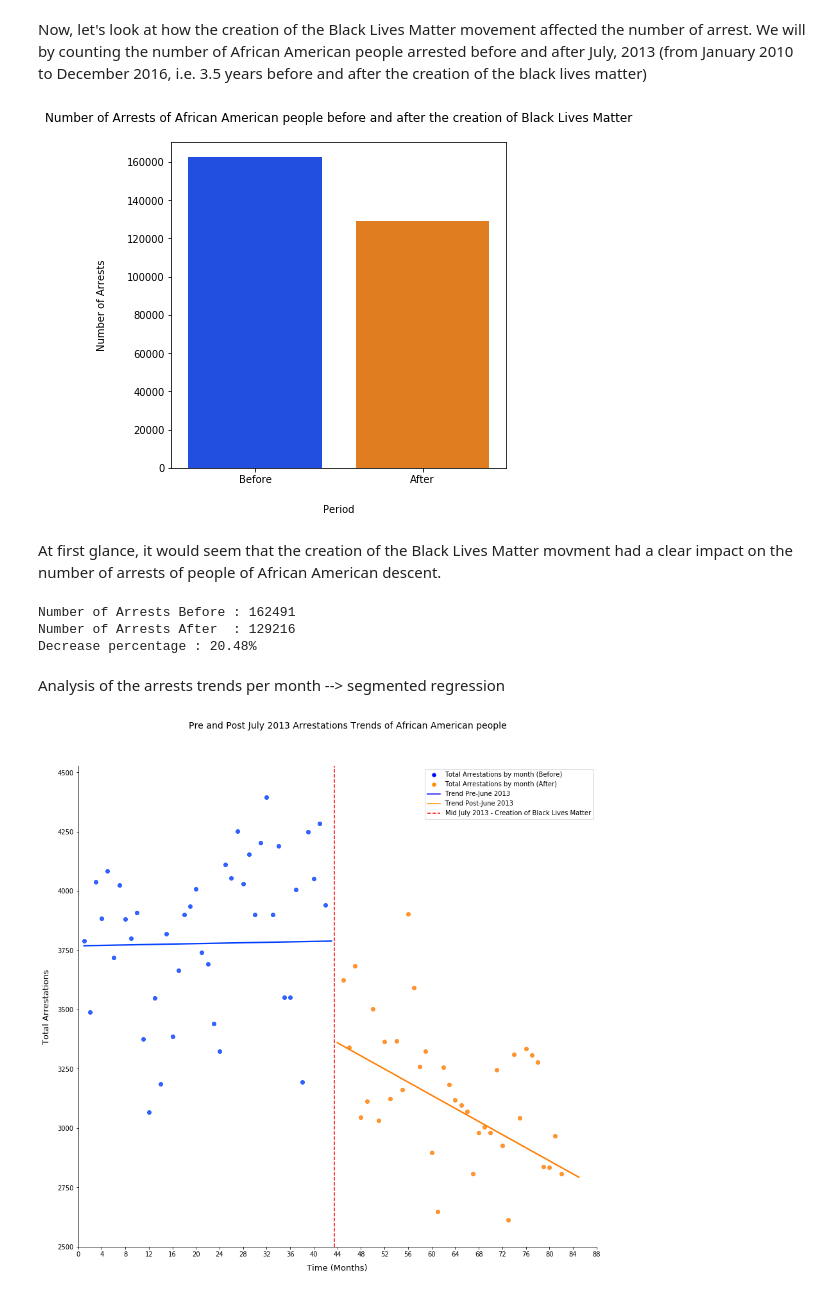
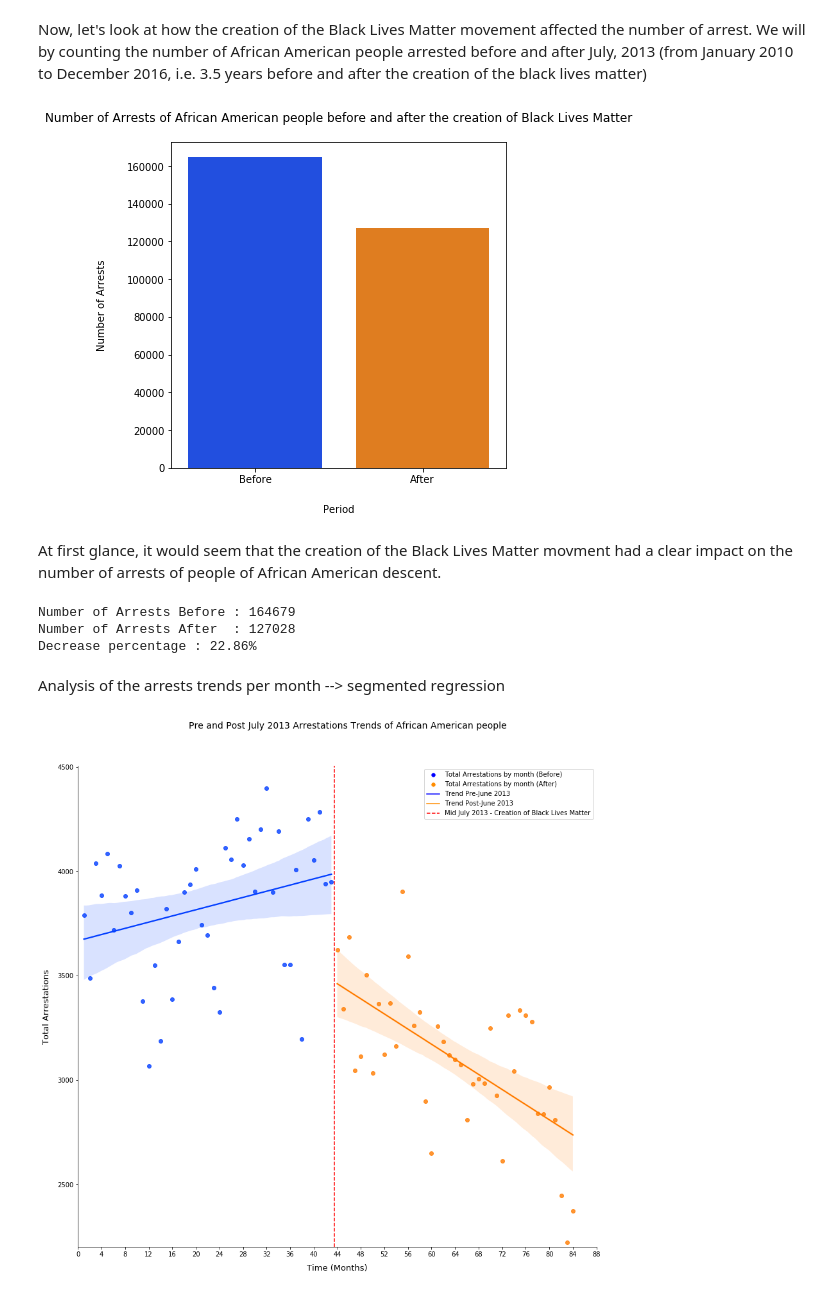
Before and after one commit to SkyRiS3s/ada-2020-project-milestone-p3-p3_msf, a Jupyter notebook: P4_msf.ipynb, the cells around one changed output. Drawn from its saved outputs; the diff is of its cells as text; code cells hidden in the pictures.

```diff
--- a/P4_msf.ipynb
+++ b/P4_msf.ipynb
@@ -115,9 +115,9 @@ We can already see that there is quite a decrepency in the number of arrests w.r
 Now, let's look at how the creation of the Black Lives Matter movement affected the number of arrest. We will by counting the number of African American people arrested before and after July, 2013 (from January 2010 to December 2016, i.e. 3.5 years before and after the creation of the black lives matter)
 # %%
 black_data = race_data[race_data['Race'] == 'B']
-movement_creation_date = datetime.datetime(2013, 7, 13)
-black_before_movement = black_data[black_data['Date'] <= movement_creation_date].assign(Period = "Before")
-black_after_movement = black_data[(black_data['Date'] > movement_creation_date) &
+movement_creation_date = datetime.datetime(2013, 8, 1)
+black_before_movement = black_data[black_data['Date'] < movement_creation_date].assign(Period = "Before")
+black_after_movement = black_data[(black_data['Date'] >= movement_creation_date) &
                                   (black_data['Date'] <= datetime.datetime(2016,12,31))].assign(Period = "After")
 
 fig = plt.figure(figsize=(6,6))
@@ -127,7 +127,7 @@ plt.ylabel('Number of Arrests', labelpad = 20)
 plt.xlabel('Period', labelpad = 20)
 plt.show()
 # %% [output]
-[figure, old version]
+[figure, new version]
 # %% [markdown]
 At first glance, it would seem that the creation of the Black Lives Matter movment had a clear impact on the number of arrests of people of African American descent.
 # %%
@@ -135,8 +135,8 @@ print('Number of Arrests Before : ' + str(len(black_before_movement)))
 print('Number of Arrests After  : ' + str(len(black_after_movement)))
 print('Decrease percentage : ' + str(round((len(black_before_movement)- len(black_after_movement))/len(black_before_movement)*100,2)) + "%")
 # %% [output]
-Number of Arrests Before : 162491
-Number of Arrests After  : 129216
-Decrease percentage : 20.48%
+Number of Arrests Before : 164679
+Number of Arrests After  : 127028
+Decrease percentage : 22.86%
 # %% [markdown]
 Analysis of the arrests trends per month --> segmented regression
@@ -143,42 +158,25 @@ Analysis of the arrests trends per month --> segmented regression
 # %%
-black_trends_before = black_before_movement.set_index('Date') \
-                        .replace('B', 1) \
-                        .rename(columns = {'Race' : 'Arrestations'}) \
-                        .groupby(pd.Grouper(freq = 'M')).sum() \
-                        .assign(Period = 'Before')
-
-black_trends_after = black_after_movement.set_index('Date') \
-                        .replace('B', 1) \
-                        .rename(columns = {'Race' : 'Arrestations'}) \
-                        .groupby(pd.Grouper(freq = 'M')).sum() \
-                        .assign(Period = 'After')
-
-black_trends = pd.concat([black_trends_before, black_trends_after]).reset_index(drop = True)
-black_trends['Time'] = black_trends.index + 1
-
-
 from matplotlib.lines import Line2D
 #Showing the results of the segmented linear regression
-ax = sns.lmplot(x="Time", y="Arrestations", hue = "Period", data=black_trends, ci=None, palette="bright", height = 12)
+ax = sns.lmplot(x="Time", y="Arrestations", hue = "Period", data=black_trends, ci=95, palette="bright", height = 12)
 ax._legend.remove()
 plt.subplots_adjust(top=0.9)
 ax.fig.suptitle('Pre and Post July 2013 Arrestations Trends of African American people', fontsize = 14)
 ax.set_axis_labels("Time (Months)", "Total Arrestations", fontsize = 13, labelpad = 10)
 plt.axvline(x = 43.5, color = 'red', alpha = 2, linestyle = '--')
 plt.xlim(0, 86)
-plt.ylim(2500, None)
+plt.ylim(2200, None)
 ax.set(xticks = range(0, 92, 4))
-
 #Constructing the legend
 legend_elements = [Line2D([0], [0], marker='o', color='w', label='Total Arrestations by month (Before)', markerfacecolor='blue', markersize=7.5),
                    Line2D([0], [0], marker='o', color='w', label='Total Arrestations by month (After)', markerfacecolor='darkorange', markersize=7.5),
                    Line2D([0], [0], color='blue', label = "Trend Pre-June 2013"),
                    Line2D([0], [0], color='darkorange', label = "Trend Post-June 2013"),
                    Line2D([0], [0], color='red', linestyle = '--', alpha = 2 , label = "Mid July 2013 - Creation of Black Lives Matter")]
 
 plt.legend(handles=legend_elements)
 
 
 plt.show()
 # %% [output]
-[figure, old version]
+[figure, new version]
```
Also changed, not shown: parts of 18 cells of this notebook.
